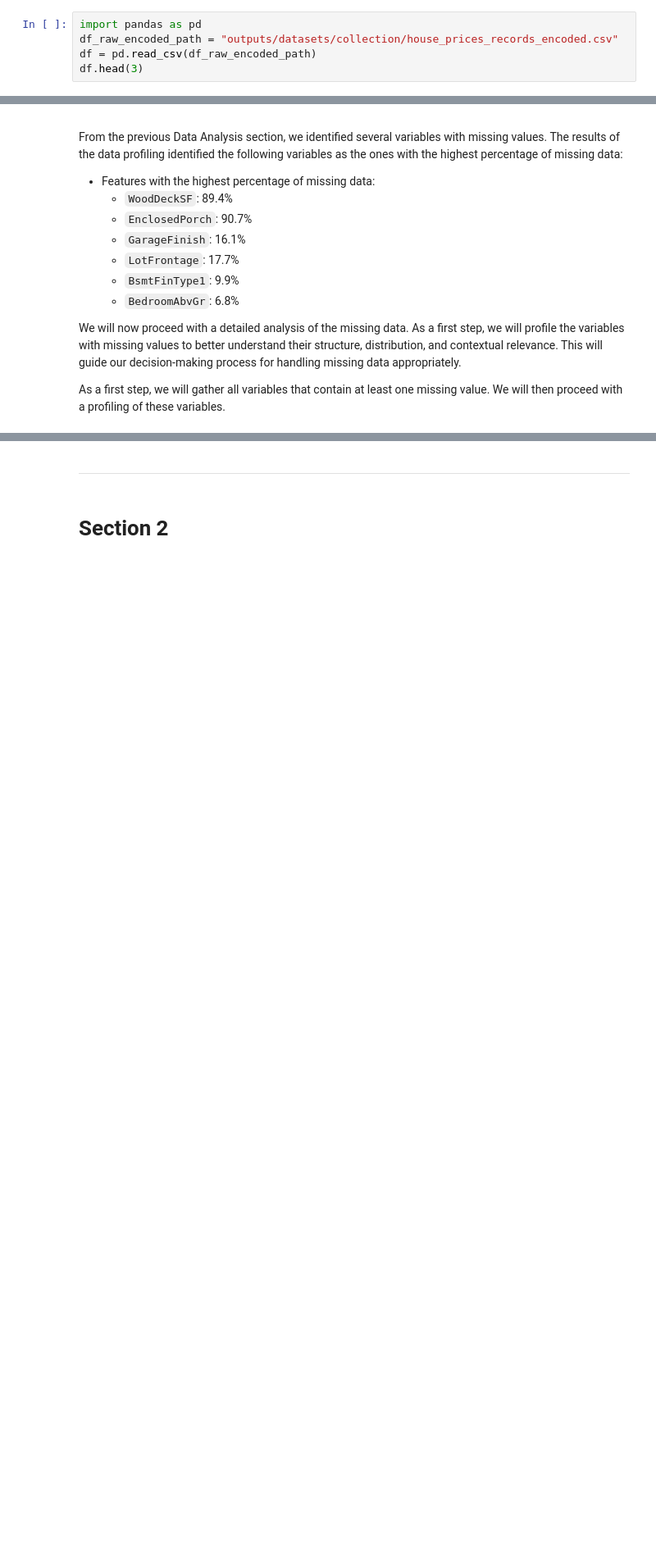
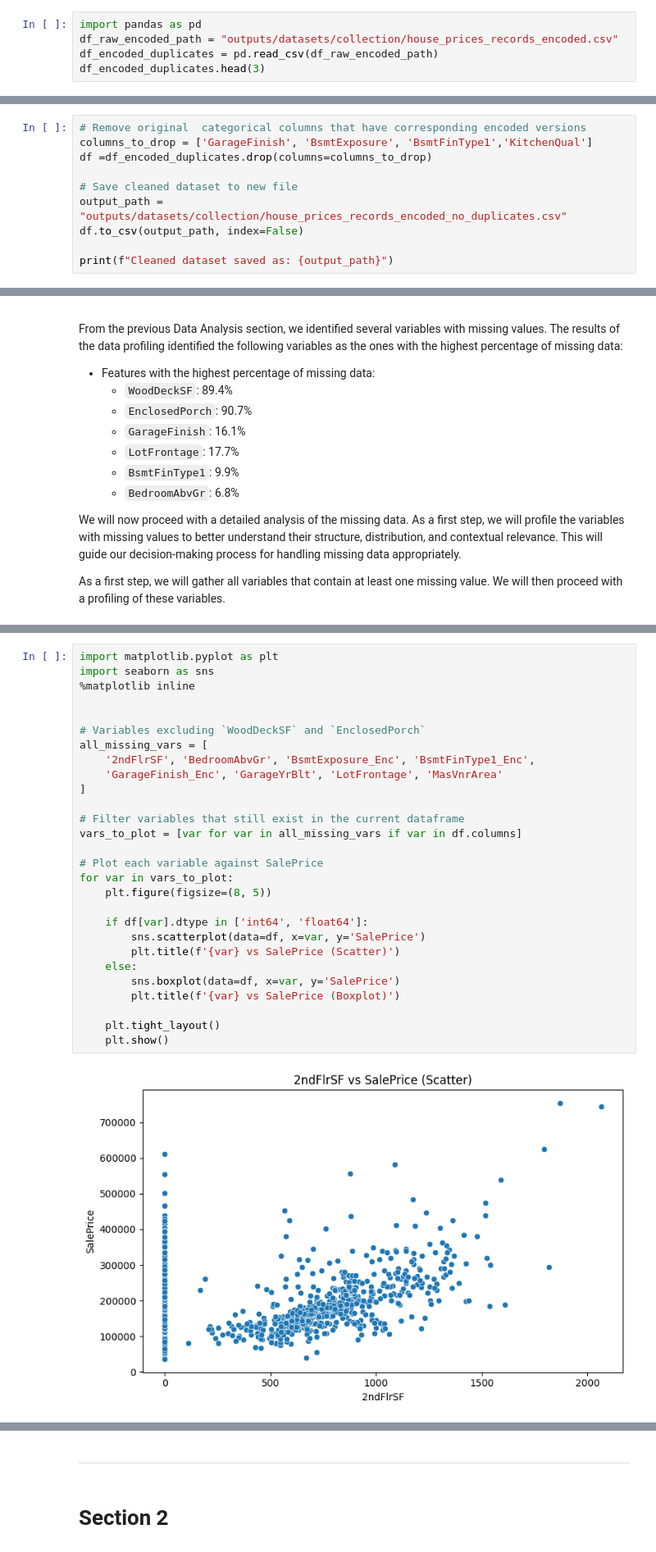
Before and after one commit to galindo89/heritage-housing-ml-pgz, a Jupyter notebook: jupyter_notebooks/03 - DataCleaning.ipynb, the cells around one changed output, grey strips where cells are left out. Shown: that part at 82% size. Cells and saved outputs as stored; diff of their text form; blank space fills up the shorter version.

Commit message:
starting imputation process to finalize data cleaning

```diff
--- a/jupyter_notebooks/03 - DataCleaning.ipynb
+++ b/jupyter_notebooks/03 - DataCleaning.ipynb
@@ -55,8 +55,8 @@ current_dir
 # %%
 import pandas as pd
 df_raw_encoded_path = "outputs/datasets/collection/house_prices_records_encoded.csv"
-df = pd.read_csv(df_raw_encoded_path)
-df.head(3)
+df_encoded_duplicates = pd.read_csv(df_raw_encoded_path)
+df_encoded_duplicates.head(3)
 # %% [output]
 |  | 1stFlrSF | 2ndFlrSF | BedroomAbvGr | BsmtExposure | BsmtFinSF1 | BsmtFinType1 | BsmtUnfSF | EnclosedPorch | ... |
 | 0 | 856 | 854.0 | 3.0 | No | 706 | GLQ | 150 | 0.0 | ... |
@@ -65,0 +70,10 @@ df.head(3)
+# %%
+# Remove original  categorical columns that have corresponding encoded versions
+columns_to_drop = ['GarageFinish', 'BsmtExposure', 'BsmtFinType1','KitchenQual']
+df =df_encoded_duplicates.drop(columns=columns_to_drop)
+
+# Save cleaned dataset to new file
+output_path = "outputs/datasets/collection/house_prices_records_encoded_no_duplicates.csv"
+df.to_csv(output_path, index=False)
+
+print(f"Cleaned dataset saved as: {output_path}")
@@ -115,0 +134,30 @@ Already from the initial results, we observe that both `WoodDeckSF` and `Enclose
+# %%
+import matplotlib.pyplot as plt
+import seaborn as sns
+%matplotlib inline
+
+
+# Variables excluding `WoodDeckSF` and `EnclosedPorch`
+all_missing_vars = [
+    '2ndFlrSF', 'BedroomAbvGr', 'BsmtExposure_Enc', 'BsmtFinType1_Enc',
+    'GarageFinish_Enc', 'GarageYrBlt', 'LotFrontage', 'MasVnrArea'
+]
+
+# Filter variables that still exist in the current dataframe
+vars_to_plot = [var for var in all_missing_vars if var in df.columns]
+
+# Plot each variable against SalePrice
+for var in vars_to_plot:
+    plt.figure(figsize=(8, 5))
+
+    if df[var].dtype in ['int64', 'float64']:
+        sns.scatterplot(data=df, x=var, y='SalePrice')
+        plt.title(f'{var} vs SalePrice (Scatter)')
+    else:
+        sns.boxplot(data=df, x=var, y='SalePrice')
+        plt.title(f'{var} vs SalePrice (Boxplot)')
+
+    plt.tight_layout()
+    plt.show()
+# %% [output]
+[figure, added]
```
Also changed, not shown: parts of 17 cells of this notebook, 2 other files.
